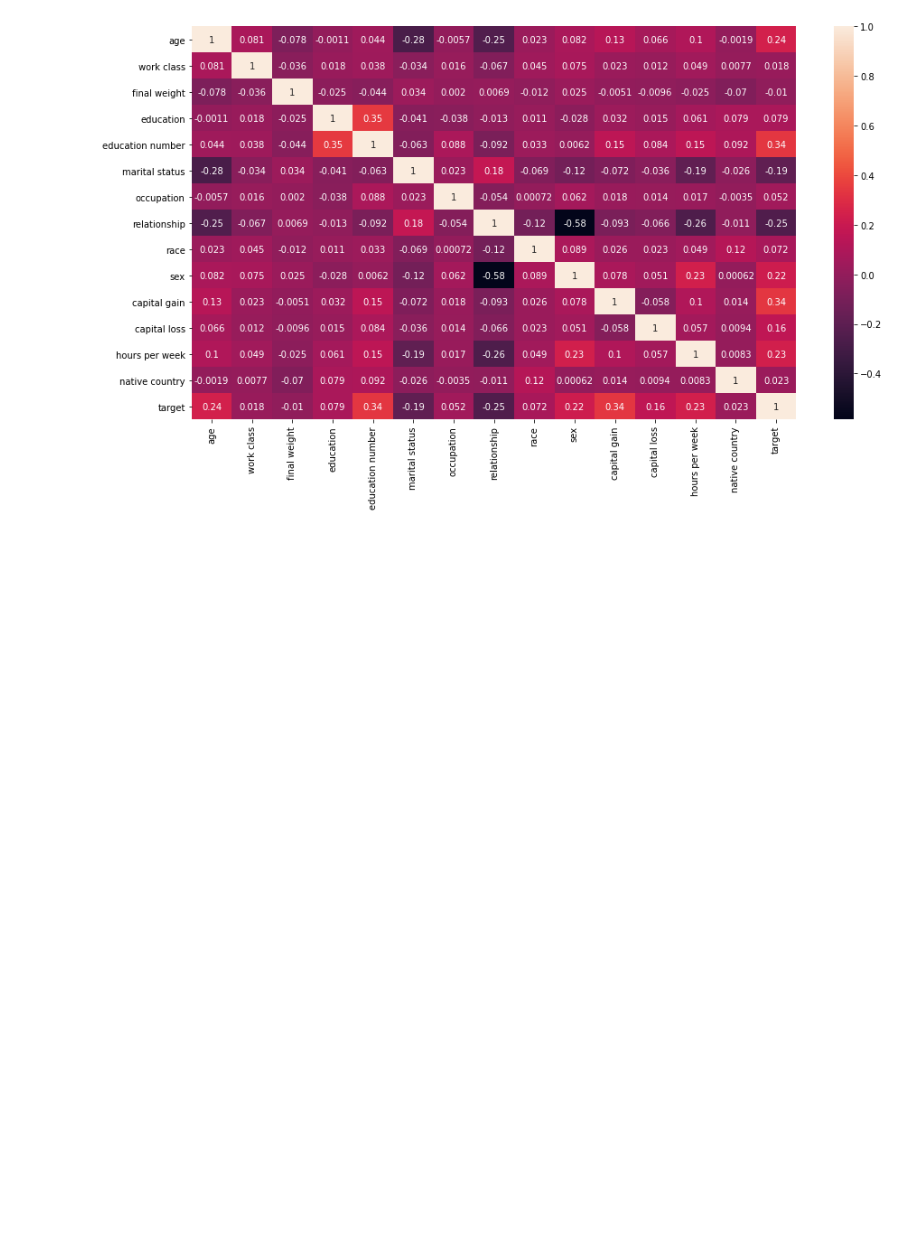
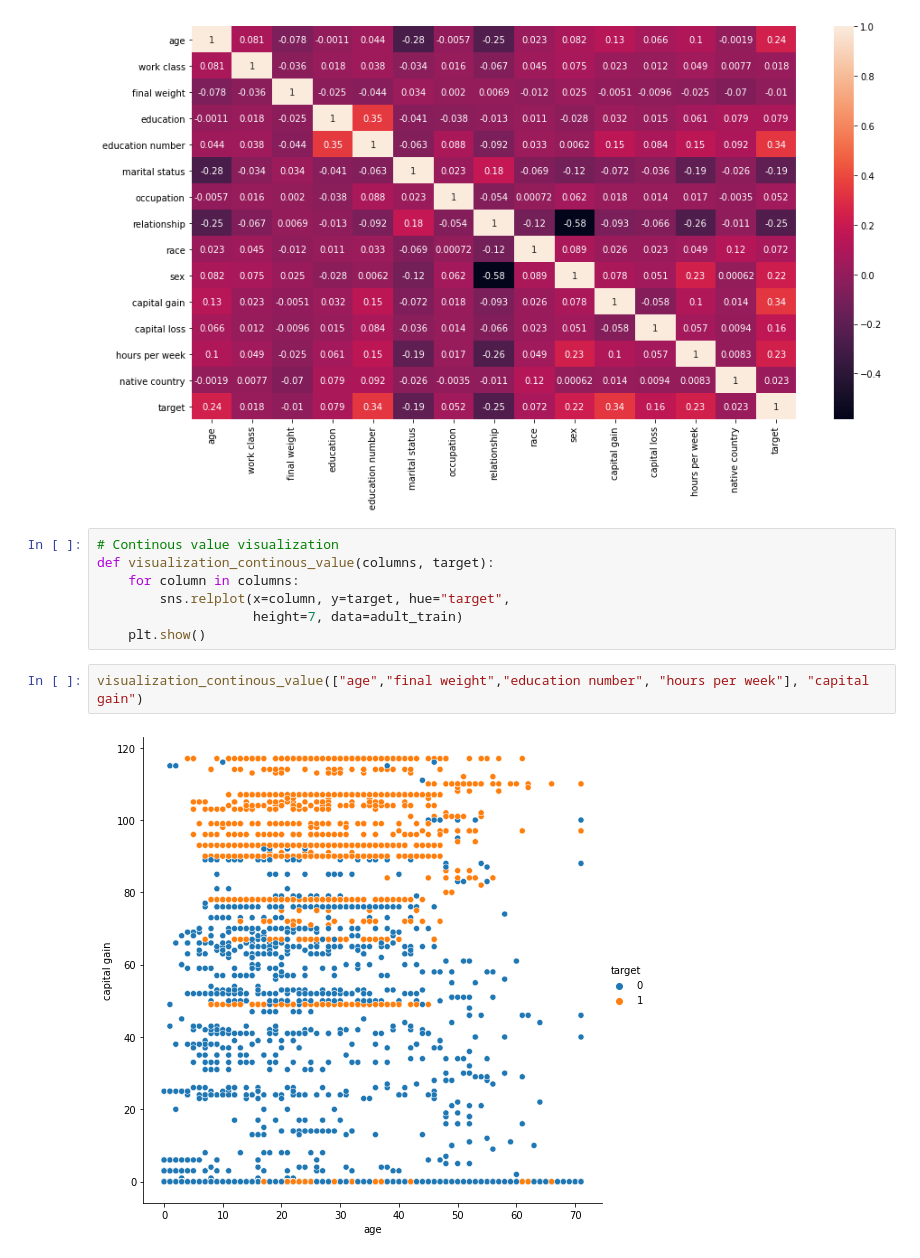
Before and after one commit to erwinleonardy/machine-learning, a Jupyter notebook: adult/bayu/bayu-adult.ipynb, the cells around one changed output. Saved outputs shown, nothing was run; the diff lists cells and outputs as text; blank space fills up the shorter version.

Commit message:
Add continous visualization

```diff
--- a/adult/bayu/bayu-adult.ipynb
+++ b/adult/bayu/bayu-adult.ipynb
@@ -165,3 +165,14 @@ sns.heatmap(adult_train.select_dtypes(include=np.number).corr(),annot=True)
 plt.show()
 # %% [output]
 [figure]
+# %%
+# Continous value visualization
+def visualization_continous_value(columns, target):
+    for column in columns:
+        sns.relplot(x=column, y=target, hue="target",
+                    height=7, data=adult_train)
+    plt.show()
+# %%
+visualization_continous_value(["age","final weight","education number", "hours per week"], "capital gain")
+# %% [output]
+[figure, added]
```
Also changed, not shown: parts of 2 cells of this notebook.
